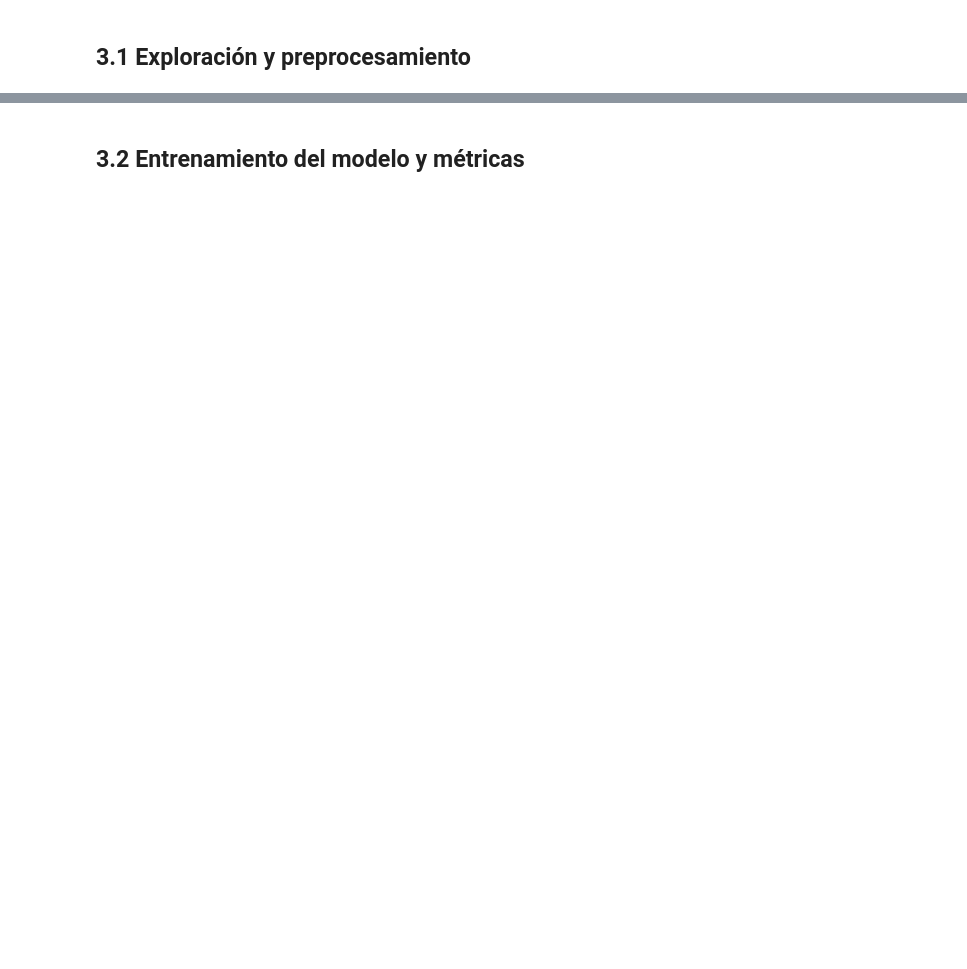
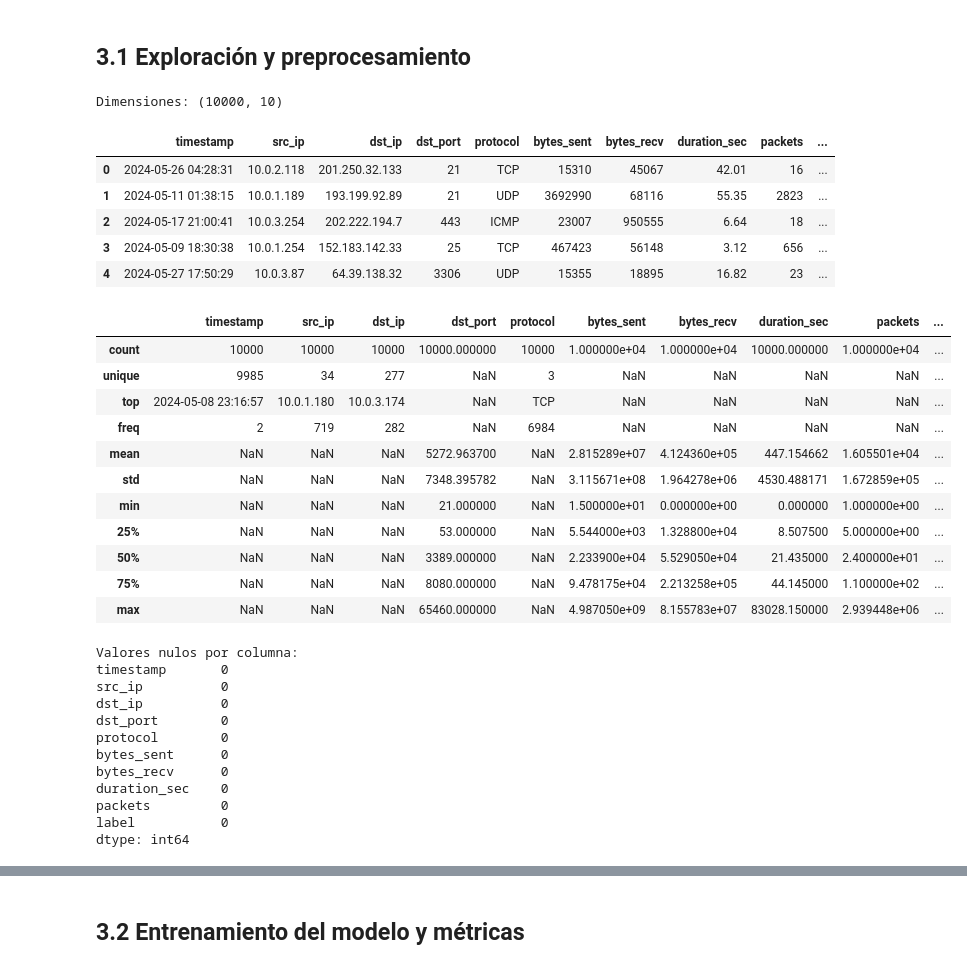
Before and after one commit to yucradavid/examen-practico-yucra-mamani, a Jupyter notebook: lab3/deteccion_anomalias.ipynb, the cells around one changed output, grey strips where cells are left out. Saved outputs shown, nothing was run; the diff lists cells and outputs as text; code cells hidden in the pictures; blank space fills up the shorter version.

```diff
--- a/lab3/deteccion_anomalias.ipynb
+++ b/lab3/deteccion_anomalias.ipynb
@@ -31,12 +33,47 @@ print('Dataset:', DATA_PATH)
 ## 3.1 Exploración y preprocesamiento
 # %%
 df = pd.read_csv(DATA_PATH)
+
 print('Dimensiones:', df.shape)
+
 display(df.head())
+
 display(df.describe(include='all'))
-print('
-Valores nulos por columna:')
+
+print('\nValores nulos por columna:')
 print(df.isna().sum())
+# %% [output]
+Dimensiones: (10000, 10)
+|  | timestamp | src_ip | dst_ip | dst_port | protocol | bytes_sent | bytes_recv | duration_sec | packets | ... |
+| 0 | 2024-05-26 04:28:31 | 10.0.2.118 | 201.250.32.133 | 21 | TCP | 15310 | 45067 | 42.01 | 16 | ... |
+| 1 | 2024-05-11 01:38:15 | 10.0.1.189 | 193.199.92.89 | 21 | UDP | 3692990 | 68116 | 55.35 | 2823 | ... |
+| 2 | 2024-05-17 21:00:41 | 10.0.3.254 | 202.222.194.7 | 443 | ICMP | 23007 | 950555 | 6.64 | 18 | ... |
+| 3 | 2024-05-09 18:30:38 | 10.0.1.254 | 152.183.142.33 | 25 | TCP | 467423 | 56148 | 3.12 | 656 | ... |
+| 4 | 2024-05-27 17:50:29 | 10.0.3.87 | 64.39.138.32 | 3306 | UDP | 15355 | 18895 | 16.82 | 23 | ... |
+|  | timestamp | src_ip | dst_ip | dst_port | protocol | bytes_sent | bytes_recv | duration_sec | packets | ... |
+| count | 10000 | 10000 | 10000 | 10000.000000 | 10000 | 1.000000e+04 | 1.000000e+04 | 10000.000000 | 1.000000e+04 | ... |
+| unique | 9985 | 34 | 277 | NaN | 3 | NaN | NaN | NaN | NaN | ... |
+| top | 2024-05-08 23:16:57 | 10.0.1.180 | 10.0.3.174 | NaN | TCP | NaN | NaN | NaN | NaN | ... |
+| freq | 2 | 719 | 282 | NaN | 6984 | NaN | NaN | NaN | NaN | ... |
+| mean | NaN | NaN | NaN | 5272.963700 | NaN | 2.815289e+07 | 4.124360e+05 | 447.154662 | 1.605501e+04 | ... |
+| std | NaN | NaN | NaN | 7348.395782 | NaN | 3.115671e+08 | 1.964278e+06 | 4530.488171 | 1.672859e+05 | ... |
+| min | NaN | NaN | NaN | 21.000000 | NaN | 1.500000e+01 | 0.000000e+00 | 0.000000 | 1.000000e+00 | ... |
+| 25% | NaN | NaN | NaN | 53.000000 | NaN | 5.544000e+03 | 1.328800e+04 | 8.507500 | 5.000000e+00 | ... |
+| 50% | NaN | NaN | NaN | 3389.000000 | NaN | 2.233900e+04 | 5.529050e+04 | 21.435000 | 2.400000e+01 | ... |
+| 75% | NaN | NaN | NaN | 8080.000000 | NaN | 9.478175e+04 | 2.213258e+05 | 44.145000 | 1.100000e+02 | ... |
+| max | NaN | NaN | NaN | 65460.000000 | NaN | 4.987050e+09 | 8.155783e+07 | 83028.150000 | 2.939448e+06 | ... |
+Valores nulos por columna:
+timestamp       0
+src_ip          0
+dst_ip          0
+dst_port        0
+protocol        0
+bytes_sent      0
+bytes_recv      0
+duration_sec    0
+packets         0
+label           0
+dtype: int64
 # %%
 # Histogramas solicitados: bytes_sent y duration_sec
 plt.figure(figsize=(9,5))
```
Also changed, not shown: parts of 8 cells of this notebook, 1 other file.
